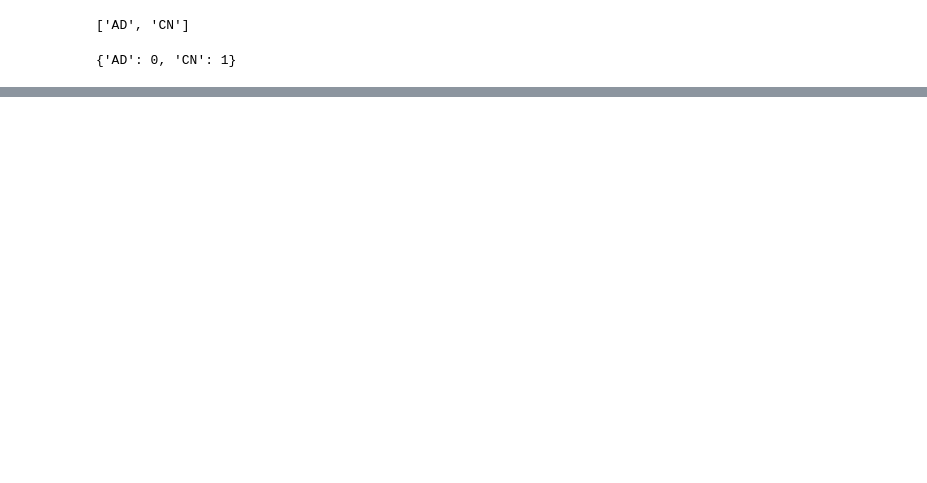
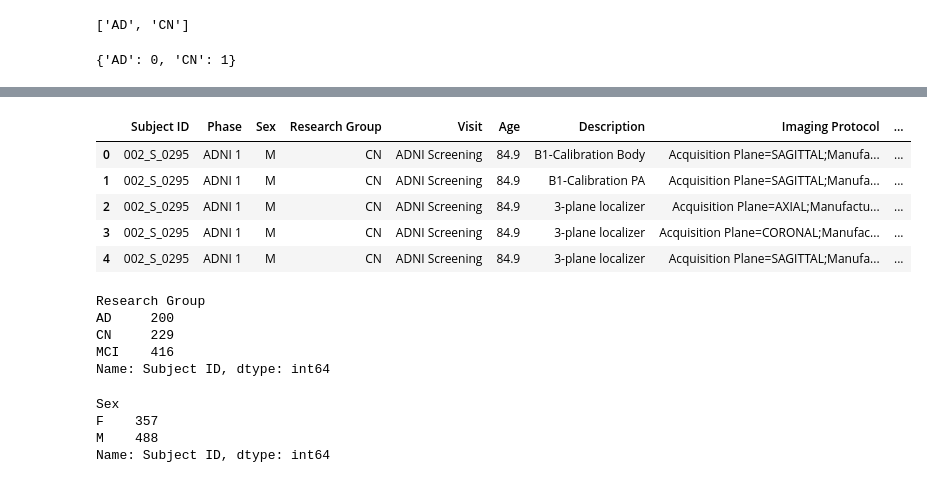
Before and after one commit to derick-amontagna/DAMS, a Jupyter notebook: test_load_ADNI.ipynb, the cells around one changed output, grey strips where cells are left out. Drawn from its saved outputs; the diff is of its cells as text; code cells hidden in the pictures; blank space fills up the shorter version.

```diff
--- a/test_load_ADNI.ipynb
+++ b/test_load_ADNI.ipynb
@@ -82,0 +95,6 @@ NameError: name 'img' is not defined
+# %%
+df = pd.read_csv(r'C:\Users\doxda\OneDrive\Documentos\Repos\DAMS\idaSearch_9_01_2024.csv')
+# %%
+df[["Manufacturer", "Model"]] = df["Imaging Protocol"].str.extract(
+        "Manufacturer=(.+);Mfg Model=(.+);W", expand=True
+    )
@@ -82,0 +105,24 @@ NameError: name 'img' is not defined
+# %%
+df.head()
+# %% [output]
+|  | Subject ID | Phase | Sex | Research Group | Visit | Age | Description | Imaging Protocol | ... |
+| 0 | 002_S_0295 | ADNI 1 | M | CN | ADNI Screening | 84.9 | B1-Calibration Body | Acquisition Plane=SAGITTAL;Manufa... | ... |
+| 1 | 002_S_0295 | ADNI 1 | M | CN | ADNI Screening | 84.9 | B1-Calibration PA | Acquisition Plane=SAGITTAL;Manufa... | ... |
+| 2 | 002_S_0295 | ADNI 1 | M | CN | ADNI Screening | 84.9 | 3-plane localizer | Acquisition Plane=AXIAL;Manufactu... | ... |
+| 3 | 002_S_0295 | ADNI 1 | M | CN | ADNI Screening | 84.9 | 3-plane localizer | Acquisition Plane=CORONAL;Manufac... | ... |
+| 4 | 002_S_0295 | ADNI 1 | M | CN | ADNI Screening | 84.9 | 3-plane localizer | Acquisition Plane=SAGITTAL;Manufa... | ... |
+# %%
+df.groupby(['Research Group'])['Image ID'].nunique()
+# %% [output]
+Research Group
+AD     200
+CN     229
+MCI    416
+Name: Subject ID, dtype: int64
+# %%
+df.groupby(['Sex'])['Subject ID'].nunique()
+# %% [output]
+Sex
+F    357
+M    488
+Name: Subject ID, dtype: int64
```
Also changed, not shown: parts of 11 cells of this notebook, 10 other files.
